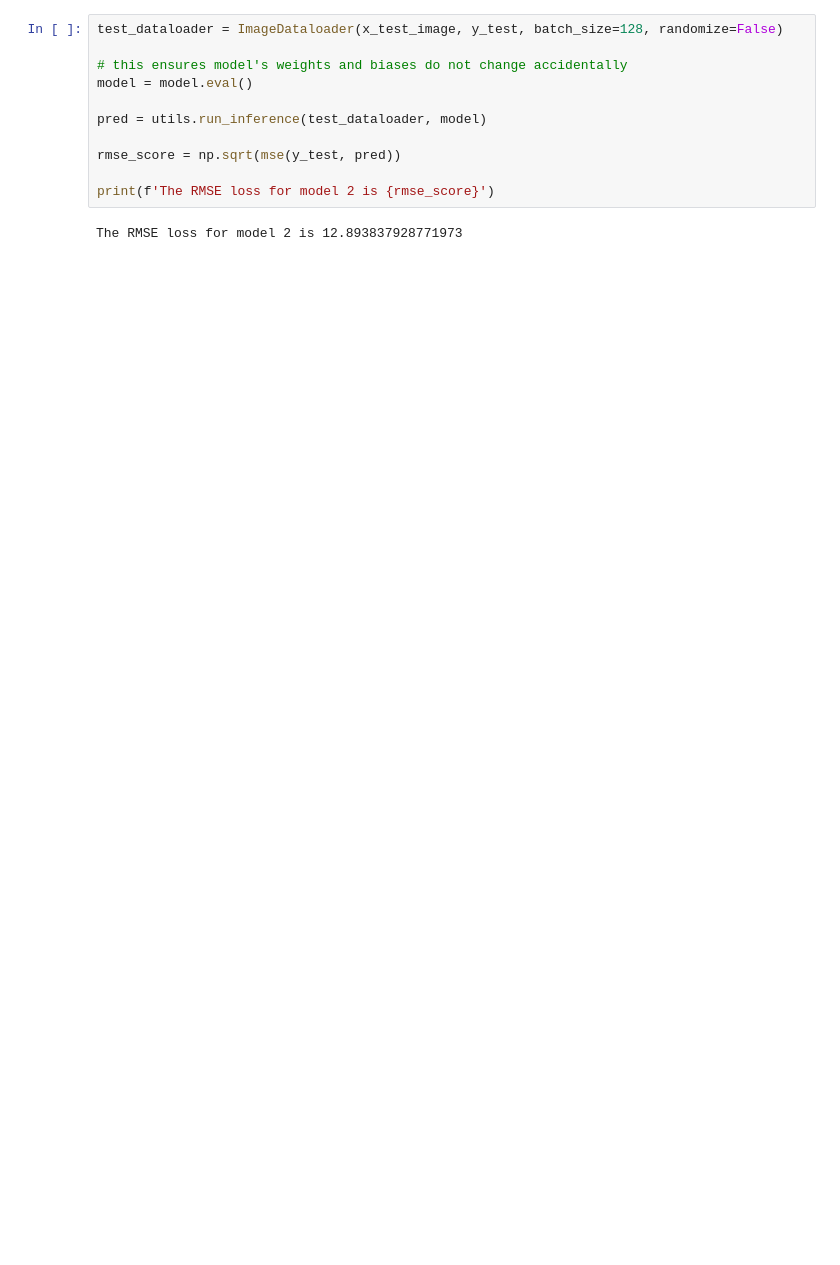
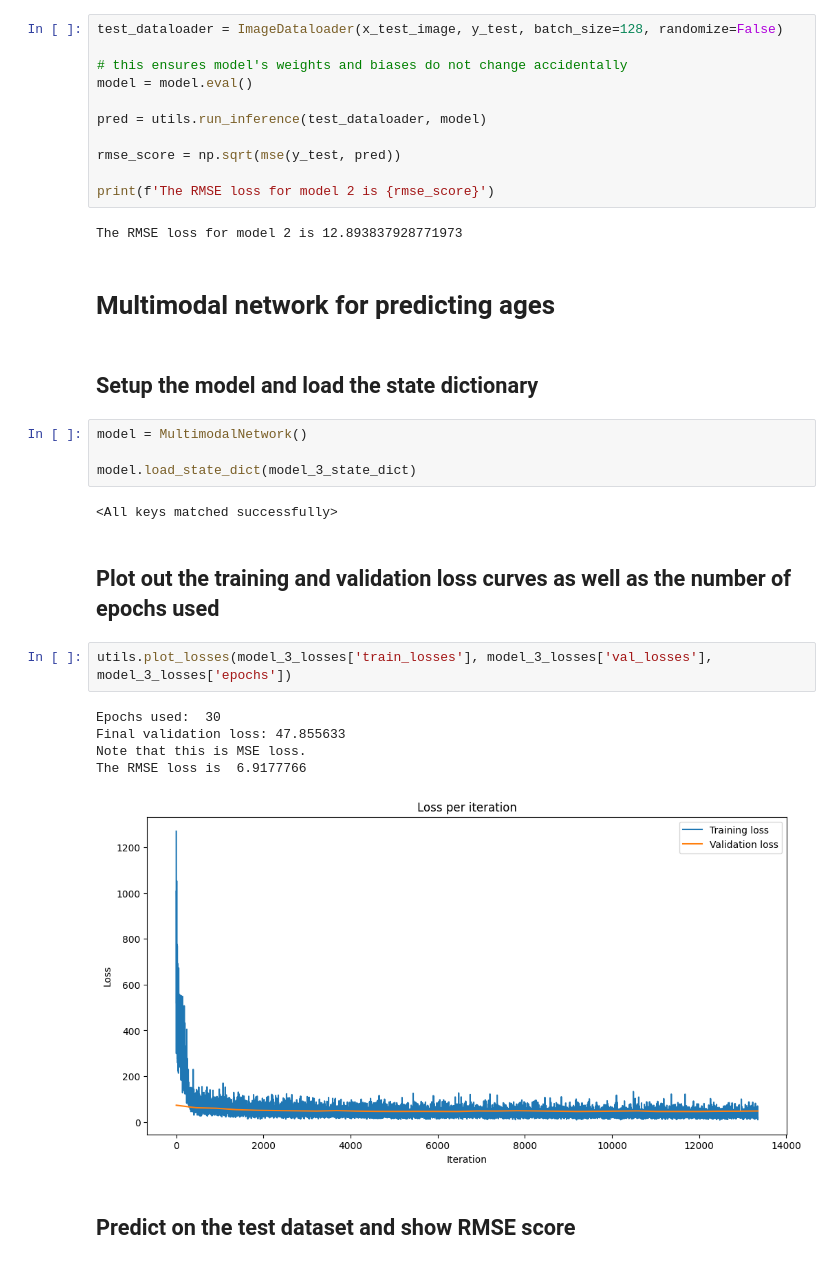
Before and after one commit to CrazyCipherGamer/ecegr4750_fall2023_singh, a Jupyter notebook: paramveer_singh/analysis.ipynb, the cells around one changed output. Cells and saved outputs as stored; diff of their text form; blank space fills up the shorter version.

```diff
--- a/paramveer_singh/analysis.ipynb
+++ b/paramveer_singh/analysis.ipynb
@@ -95,3 +95,25 @@ rmse_score = np.sqrt(mse(y_test, pred))
 print(f'The RMSE loss for model 2 is {rmse_score}')
 # %% [output]
 The RMSE loss for model 2 is 12.893837928771973
+# %% [markdown]
+# Multimodal network for predicting ages
+# %% [markdown]
+## Setup the model and load the state dictionary
+# %%
+model = MultimodalNetwork()
+
+model.load_state_dict(model_3_state_dict)
+# %% [output]
+<All keys matched successfully>
+# %% [markdown]
+## Plot out the training and validation loss curves as well as the number of epochs used
+# %%
+utils.plot_losses(model_3_losses['train_losses'], model_3_losses['val_losses'], model_3_losses['epochs'])
+# %% [output]
+Epochs used:  30
+Final validation loss: 47.855633
+Note that this is MSE loss.
+The RMSE loss is  6.9177766
+[figure, added]
+# %% [markdown]
+## Predict on the test dataset and show RMSE score
```
Also changed, not shown: parts of 2 cells of this notebook.
